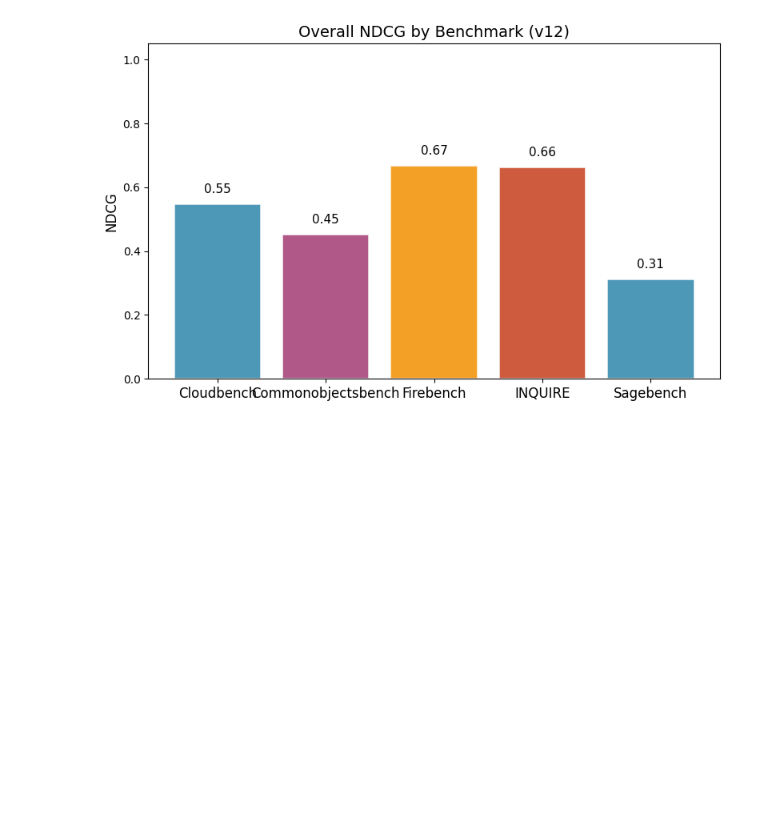
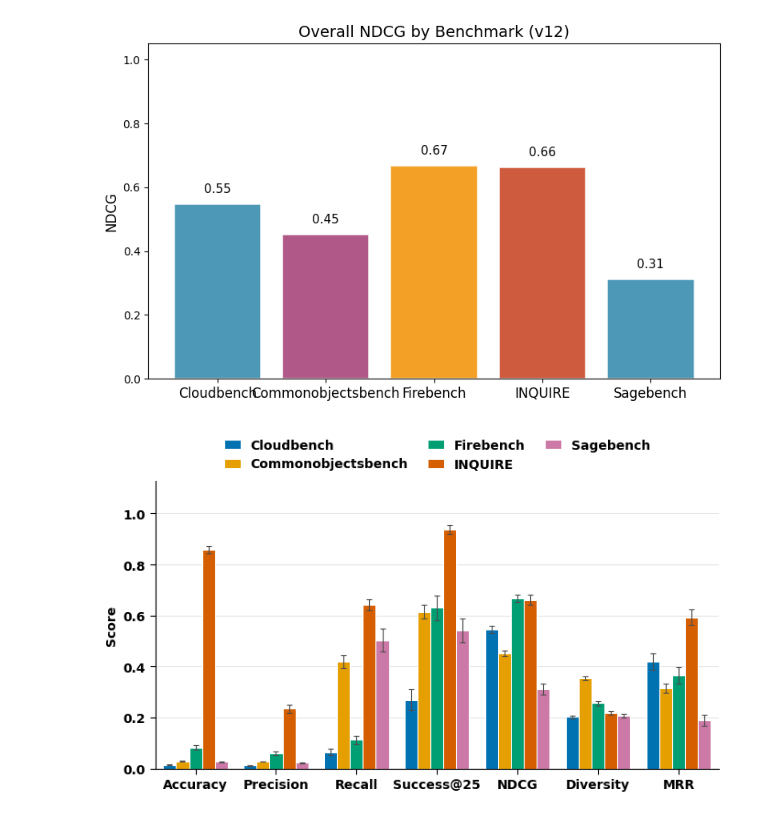
Before and after one commit to waggle-sensor/sage-nrp-image-search, a Jupyter notebook: benchmarking/benchmarks/overall/v12/evaluate.ipynb, the cells around one changed output. Cells and saved outputs as stored; diff of their text form; code cells hidden in the pictures; blank space fills up the shorter version.

Commit message:
Adds a group bar plot for all the benchmarks

```diff
--- a/benchmarking/benchmarks/overall/v12/evaluate.ipynb
+++ b/benchmarking/benchmarks/overall/v12/evaluate.ipynb
@@ -76,3 +77,10 @@ plot_overall_ndcg(
 )
 # %% [output]
 [figure]
+# %%
+plot_group_bar_plot(
+    system_version=system_version,
+    base_path=benchmarks_path,
+)
+# %% [output]
+[figure, added]
```
Also changed, not shown: parts of 1 cell of this notebook, 1 other file.
